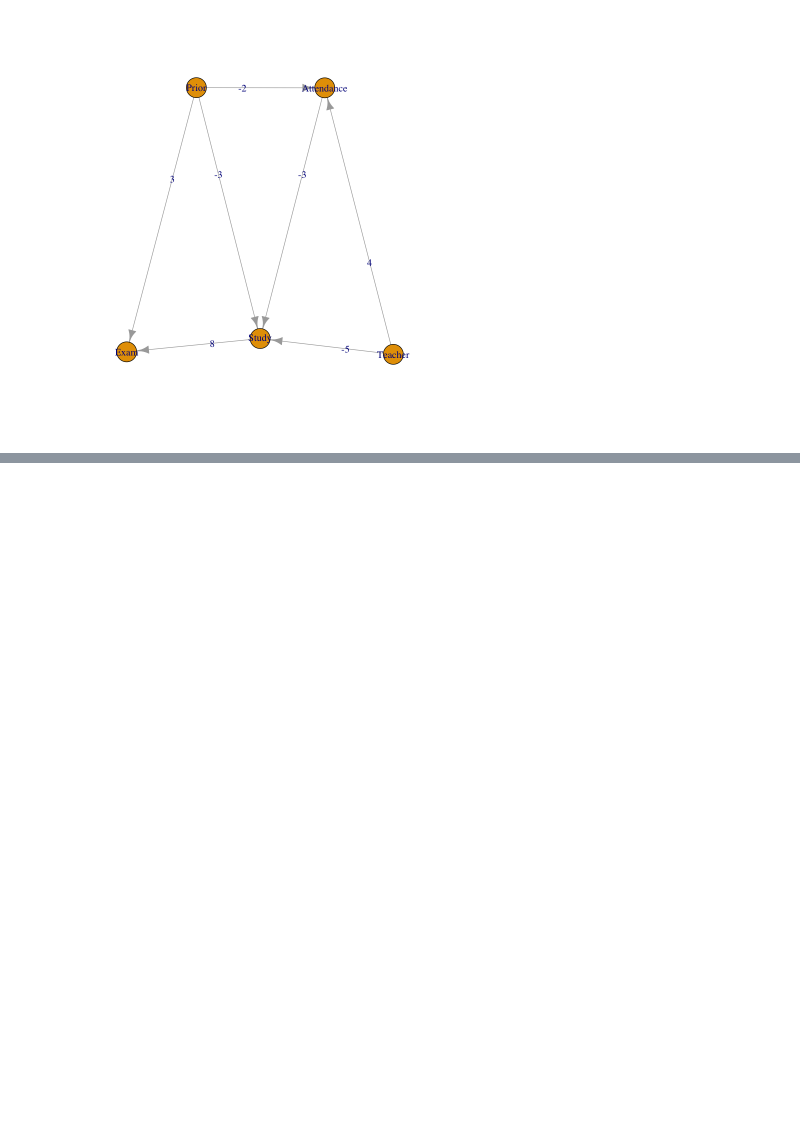
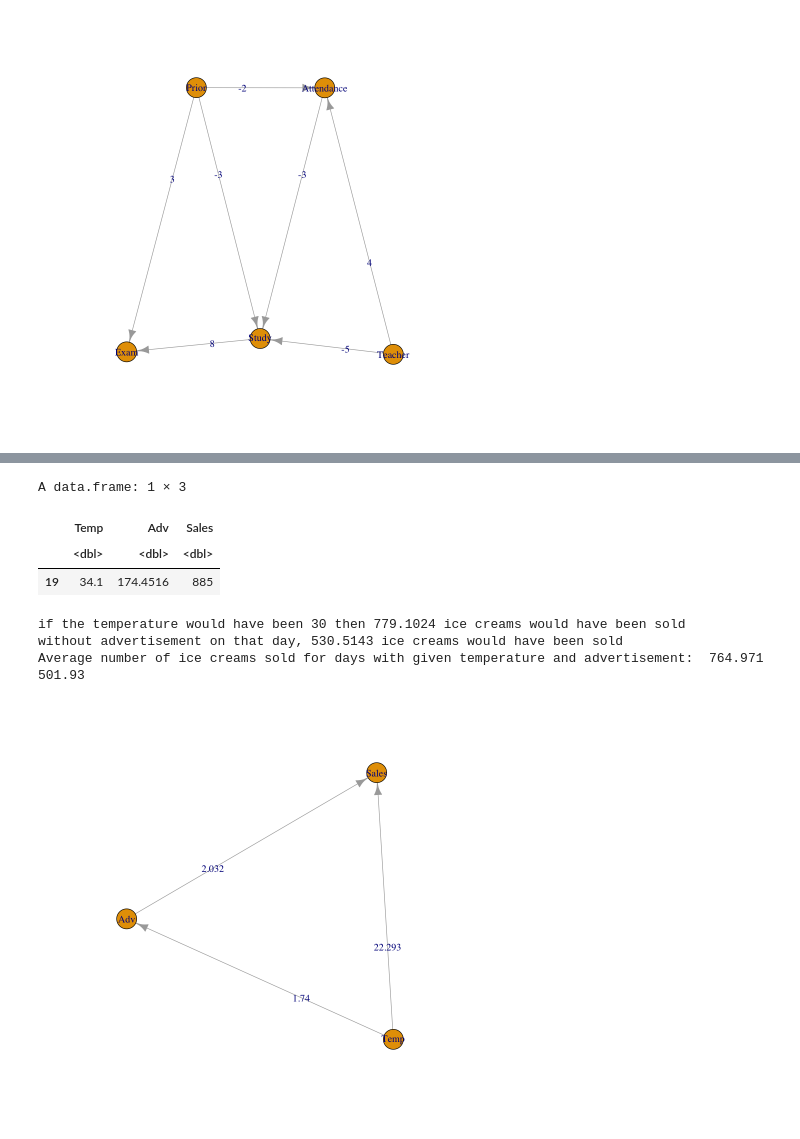
Before and after one commit to marbetschar/marco.betschart.name, a Jupyter notebook: projects/masters-degree-in-data-science/advanced-statistical-data-analysis.ipynb, the cells around one changed output, grey strips where cells are left out. Cells and saved outputs as stored; diff of their text form; code cells hidden in the pictures; blank space fills up the shorter version.

Commit message:
Advanced Statistical Data Analysis as Jupyter Notebook with R code

```diff
--- a/projects/masters-degree-in-data-science/advanced-statistical-data-analysis.ipynb
+++ b/projects/masters-degree-in-data-science/advanced-statistical-data-analysis.ipynb
@@ -815,0 +835,63 @@ attendance
+# %%
+library(gRain)
+
+g <- dag(
+  c("Temp"),
+  c("Adv", "Temp"),
+  c("Sales", "Temp", "Adv")
+)
+
+load("advanced-statistical-data-analysis/ice_cream.rda")
+lm.adv <- lm(Adv ~ Temp, data = ice_cream)
+lm.sales <- lm(Sales ~ Temp + Adv, data = ice_cream)
+print(lm.adv)
+print(lm.sales)
+
+E(g)$weight <- c(1.74, 22.293, 2.032)
+plot(g, edge.label = E(g)$weight)
+
+# look at the observation with the highest daily temperature:
+ice_cream[ice_cream$Temp == max(ice_cream$Temp), ]
+day19 <- ice_cream[19,]
+
+# Counterfactuals:
+
+# 1. Abduction:
+Es <- day19$Sales - (22.293 * day19$Temp + 2.032 * day19$Adv)
+Ea <- day19$Adv - (1.74 * day19$Temp)
+Et <- day19$Temp
+
+# how many ice creams would have been sold on that day, if
+# temperature would have been 30? -> do(Temp = 30):
+
+# 2. Action:
+temp_c1 <- 30
+adv_c1 <- 1.74 * temp_c1 + Ea
+
+# 3. Prediction:
+sales_c1 <- 22.293 * temp_c1 + 2.032 * adv_c1 + Es
+cat("if the temperature would have been", temp_c1, "then", sales_c1, "ice creams would have been sold", "\n")
+
+# do(Adv = 0):
+# how many ice creams would have been sold on that day, if
+# there would have been no advertisement? -> do(Adv = 0):
+
+# 2. Action:
+temp_c2 <- day19$Temp
+adv_c2 <- 0
+
+# 3. Prediction:
+sales_c2 <- 22.293 * temp_c2 + 2.032 * adv_c2 + Es
+cat("without advertisement on that day,", sales_c2, "ice creams would have been sold", "\n")
+
+# Use linear regression to predict the average number of ice creams sold for the counterfactuals
+x0 <- data.frame(
+  Temp = c(30, day19$Temp),
+  Adv  = c(day19$Adv, 0))
+cat("Average number of ice creams sold for days with given temperature and advertisement: ", predict(lm.sales, newdata = x0), "\n")
+
+# The prediction describes the average number of ice creams. In contrast,
+# the counterfactual describes how many ice creams would have been sold on the
+# specific day (corresponding to data point 19) if the temperature
+# and advertising had been different.
+# %% [output]
@@ -816 +912,9 @@ attendance
+A data.frame: 1 × 3
+|  | Temp | Adv | Sales |
+|  | <dbl> | <dbl> | <dbl> |
+| 19 | 34.1 | 174.4516 | 885 |
+if the temperature would have been 30 then 779.1024 ice creams would have been sold
+without advertisement on that day, 530.5143 ice creams would have been sold
+Average number of ice creams sold for days with given temperature and advertisement:  764.971 501.93
+[figure, added]
 # %% [markdown]
```
Also changed, not shown: parts of 3 cells of this notebook, 1 other file.
